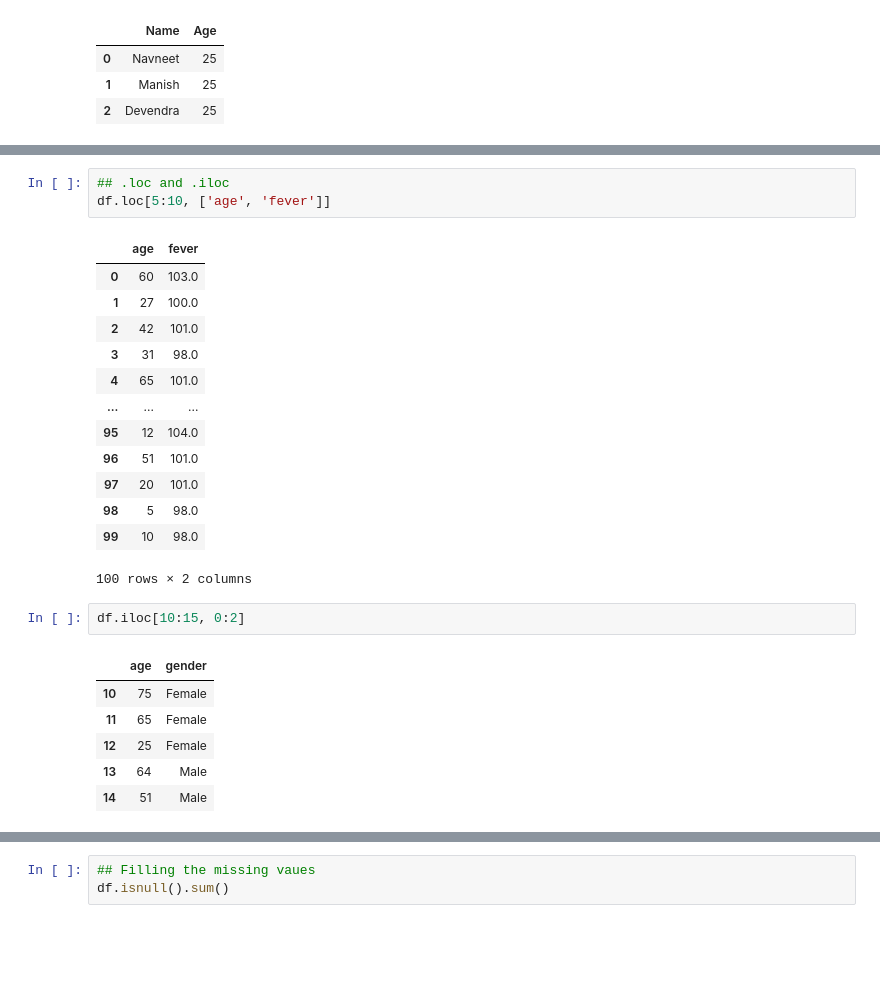
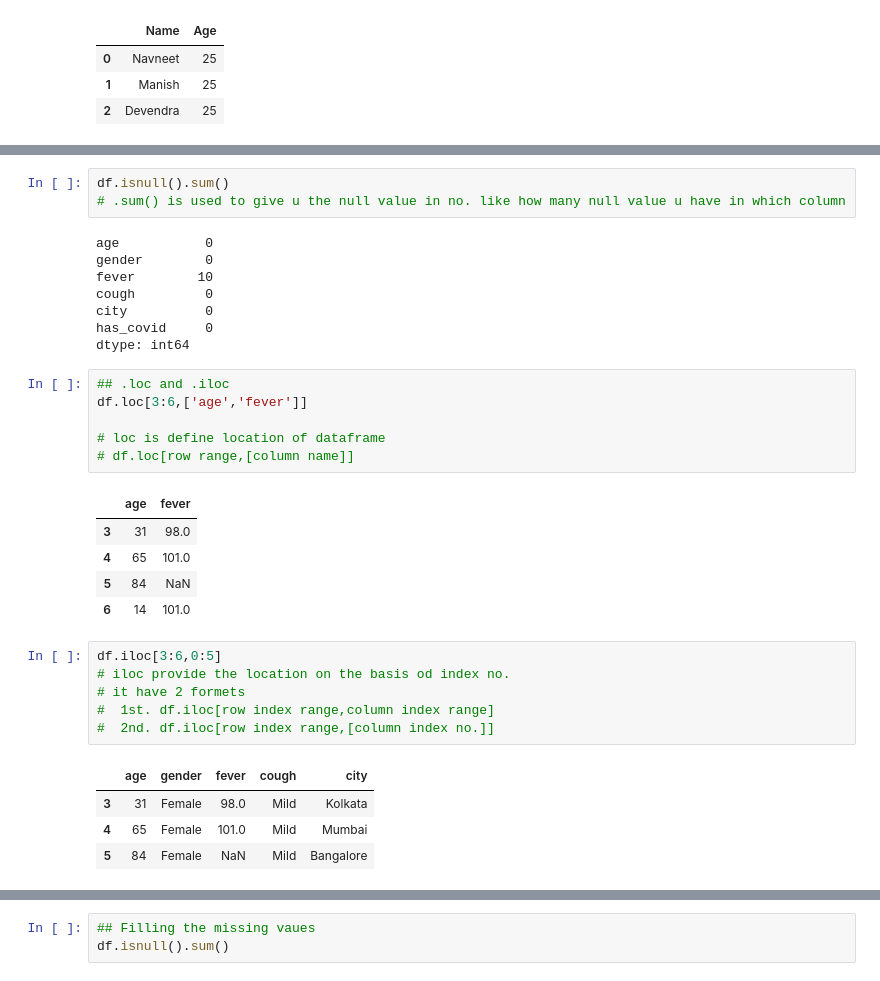
Before and after one commit to ubaidali5210/Advance-Python, a Jupyter notebook: pandas.ipynb, the cells around one changed output, grey strips where cells are left out. Saved outputs shown, nothing was run; the diff lists cells and outputs as text; blank space fills up the shorter version.

```diff
--- a/pandas.ipynb
+++ b/pandas.ipynb
@@ -95,26 +163,34 @@ dtype: int64
+# %%
+df.isnull().sum()
+# .sum() is used to give u the null value in no. like how many null value u have in which column
+# %% [output]
+age           0
+gender        0
+fever        10
+cough         0
+city          0
+has_covid     0
+dtype: int64
 # %%
 ## .loc and .iloc
-df.loc[5:10, ['age', 'fever']]
+df.loc[3:6,['age','fever']]
+
+# loc is define location of dataframe
+# df.loc[row range,[column name]]
 # %% [output]
 |  | age | fever |
-| 0 | 60 | 103.0 |
-| 1 | 27 | 100.0 |
-| 2 | 42 | 101.0 |
 | 3 | 31 | 98.0 |
 | 4 | 65 | 101.0 |
-| ... | ... | ... |
-| 95 | 12 | 104.0 |
-| 96 | 51 | 101.0 |
-| 97 | 20 | 101.0 |
-| 98 | 5 | 98.0 |
-| 99 | 10 | 98.0 |
+| 5 | 84 | NaN |
+| 6 | 14 | 101.0 |
-100 rows × 2 columns
 # %%
-df.iloc[10:15, 0:2]
+df.iloc[3:6,0:5]
+# iloc provide the location on the basis od index no.
+# it have 2 formets
+#  1st. df.iloc[row index range,column index range]
+#  2nd. df.iloc[row index range,[column index no.]]
 # %% [output]
-|  | age | gender |
-| 10 | 75 | Female |
-| 11 | 65 | Female |
-| 12 | 25 | Female |
-| 13 | 64 | Male |
-| 14 | 51 | Male |
+|  | age | gender | fever | cough | city |
+| 3 | 31 | Female | 98.0 | Mild | Kolkata |
+| 4 | 65 | Female | 101.0 | Mild | Mumbai |
+| 5 | 84 | Female | NaN | Mild | Bangalore |
```
Also changed, not shown: parts of 25 cells of this notebook.
